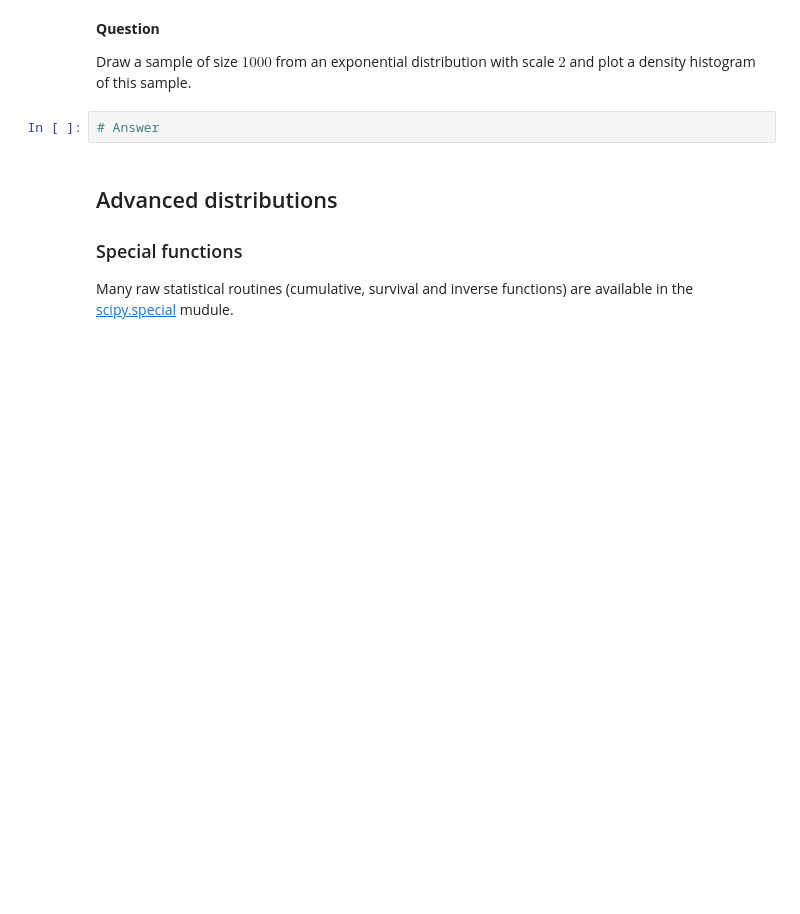
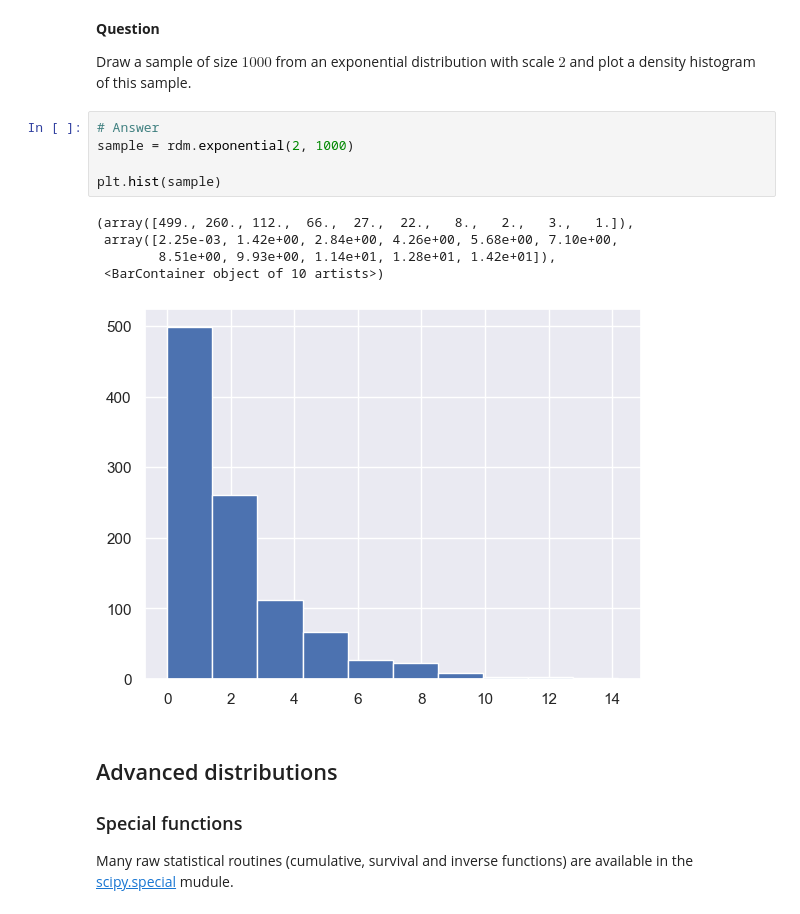
Before and after one commit to dgalemb/STASC, a Jupyter notebook: Statistics.ipynb, the cells around one changed output. Drawn from its saved outputs; the diff is of its cells as text; blank space fills up the shorter version.

```diff
--- a/Statistics.ipynb
+++ b/Statistics.ipynb
@@ -150,8 +154,17 @@ ax.stem(np.bincount(x), use_line_collection=True);
 **Question**
 
 Draw a sample of size $1000$ from an exponential distribution with scale $2$ and plot a density histogram of this sample.
-# %%
-# Answer
+# %%
+# Answer
+sample = rdm.exponential(2, 1000)
+
+plt.hist(sample)
+# %% [output]
+(array([499., 260., 112.,  66.,  27.,  22.,   8.,   2.,   3.,   1.]),
+ array([2.25e-03, 1.42e+00, 2.84e+00, 4.26e+00, 5.68e+00, 7.10e+00,
+        8.51e+00, 9.93e+00, 1.14e+01, 1.28e+01, 1.42e+01]),
+ <BarContainer object of 10 artists>)
+[figure, added]
 # %% [markdown]
 ## Advanced distributions <a id="part1sec2"></a>
 ### Special functions
```
Also changed, not shown: parts of 39 cells of this notebook, 2 other files.
